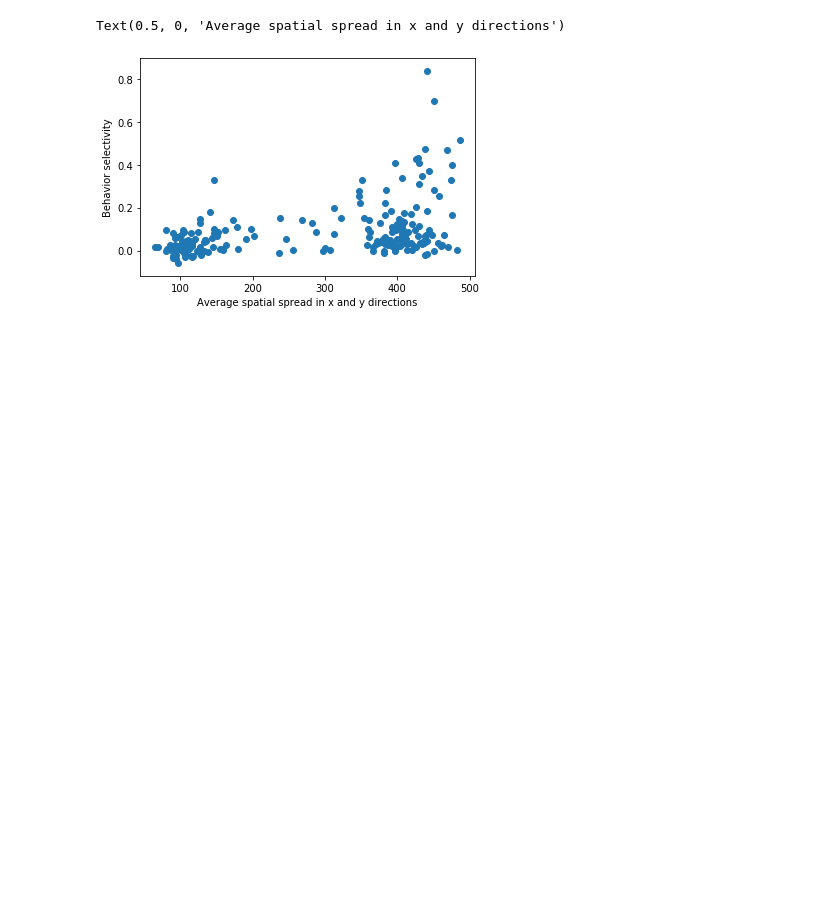
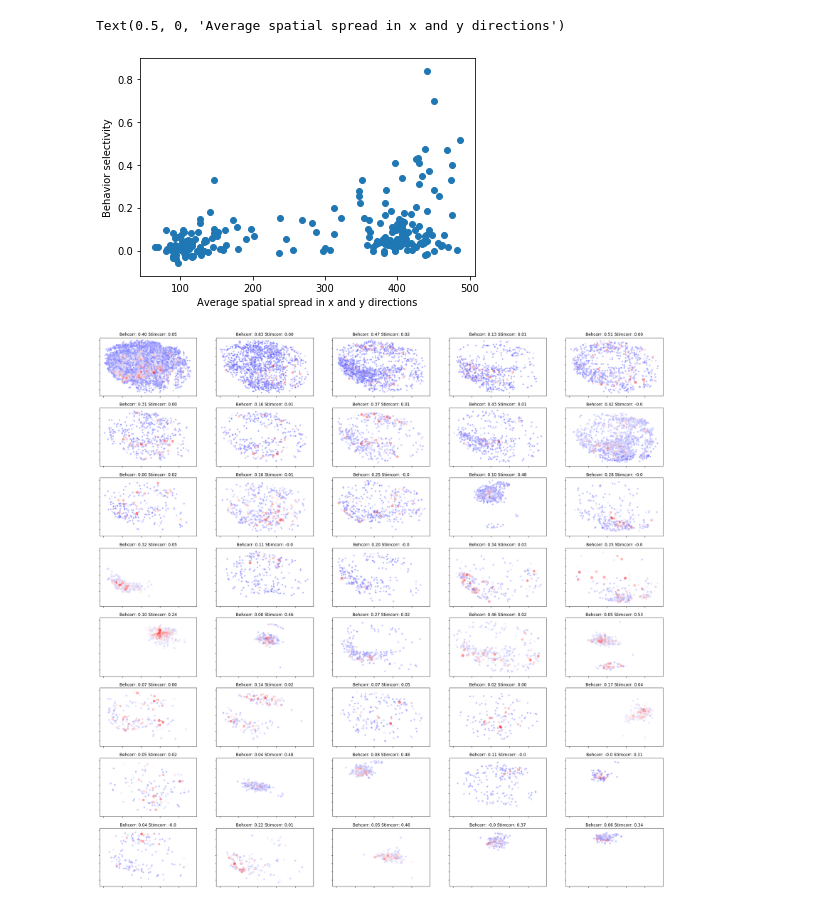
Before and after one commit to MouseLand/EnsemblePursuit, a Jupyter notebook: Notebooks/BehaviorStimulusCorrsWithSpatialSpreadOfEnsemble.ipynb, the cells around one changed output. Saved outputs shown, nothing was run; the diff lists cells and outputs as text; code cells hidden in the pictures; blank space fills up the shorter version.

Commit message:
add figure

```diff
--- a/Notebooks/BehaviorStimulusCorrsWithSpatialSpreadOfEnsemble.ipynb
+++ b/Notebooks/BehaviorStimulusCorrsWithSpatialSpreadOfEnsemble.ipynb
@@ -171,3 +171,17 @@ plt.xlabel('Average spatial spread in x and y directions')
 # %% [output]
 Text(0.5, 0, 'Average spatial spread in x and y directions')
 [figure]
+# %%
+plt.figure(figsize=(30,30))
+for j in range(40):
+    comp= U[:,j]
+    comp= comp/np.max(np.abs(comp))
+    lam = np.abs(comp)
+    ax=plt.subplot(8,5,1+j)
+    plt.scatter(xpos, -ypos, s = 50 * lam, c = comp, cmap='bwr', alpha = .5)
+    plt.title('Behcorr: '+str(beh_corr_lst[j])[0:4]+' Stimcorr: '+str(corr_lst[j])[:4])
+    ax.set_yticklabels([])
+    ax.set_xticklabels([])
+    #plt.colorbar()
+# %% [output]
+[figure, added]
```
